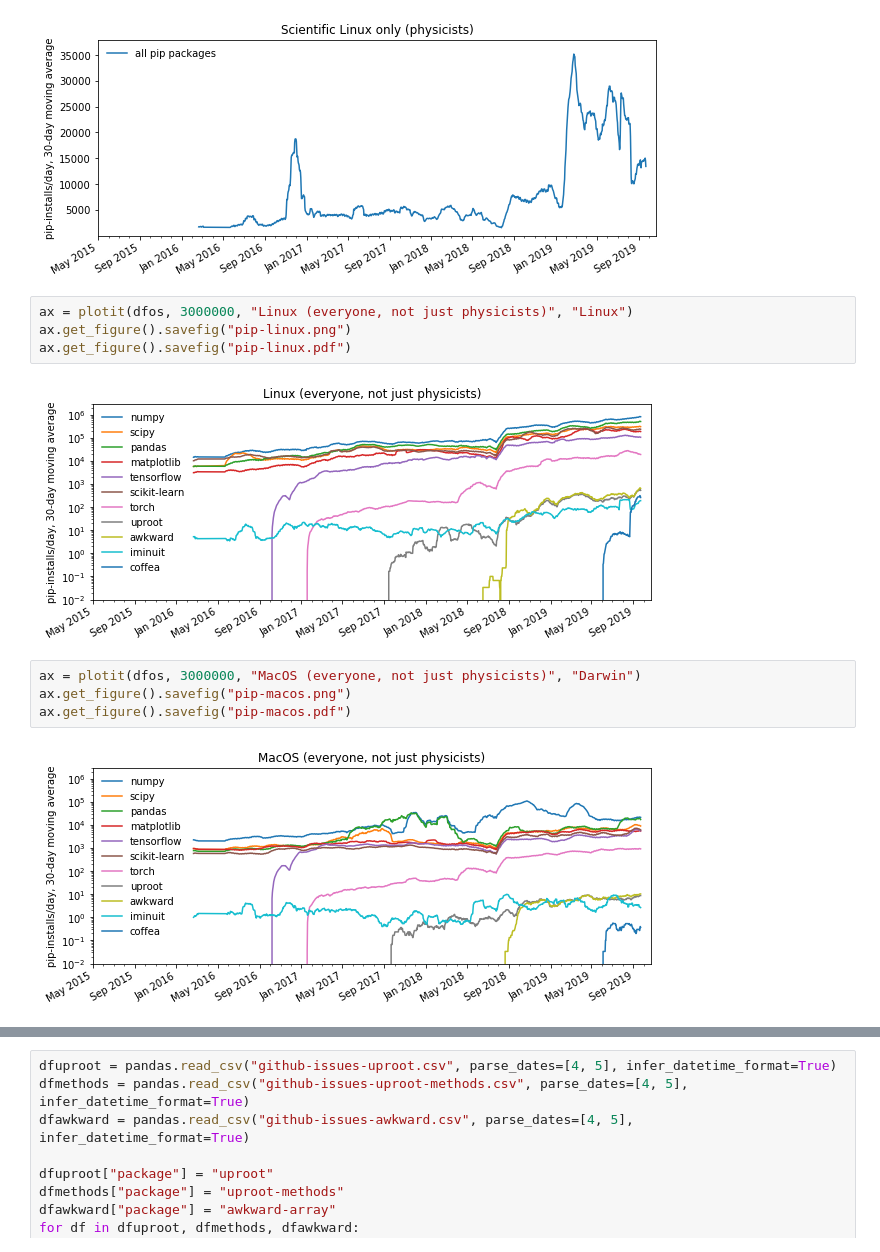
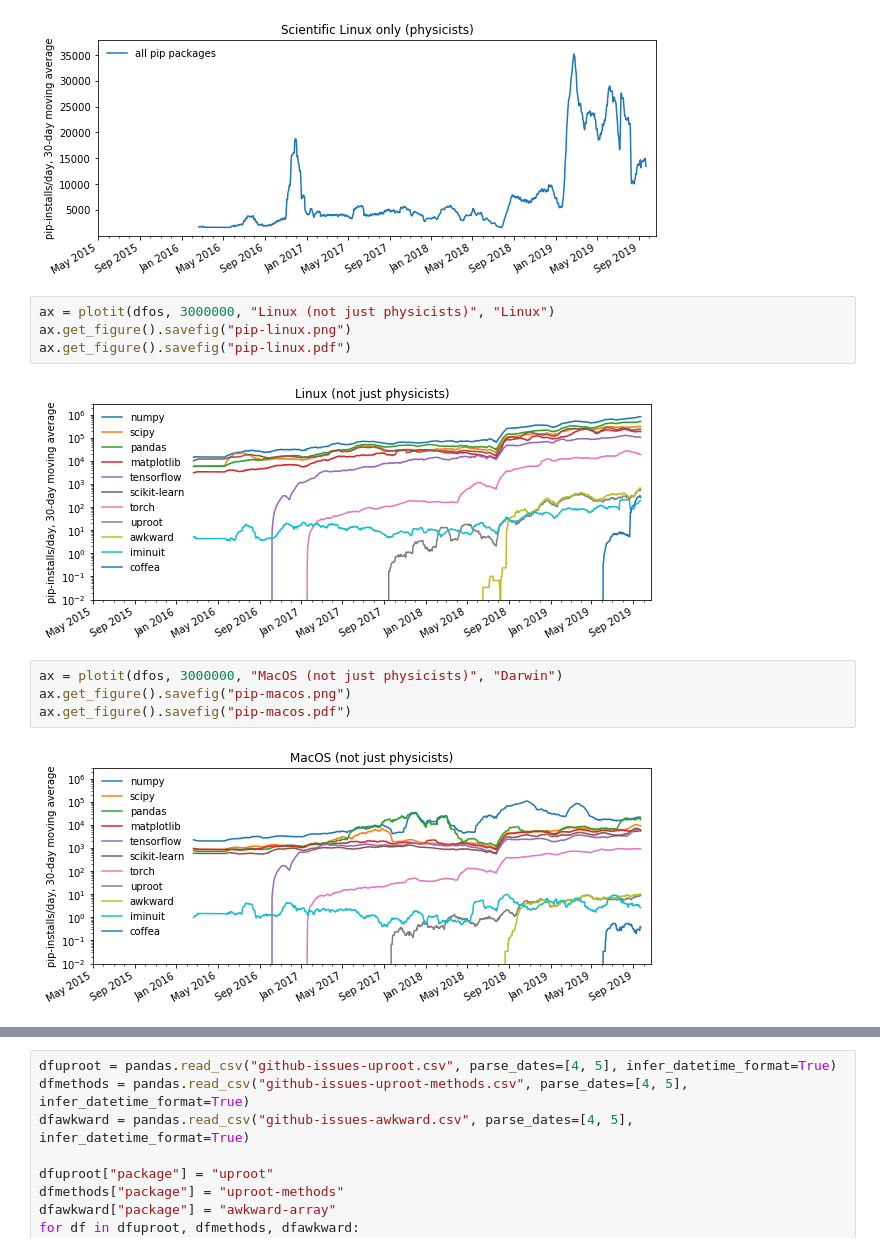
Before and after one commit to jpivarski-talks/2019-10-17-pyhep-awkward, a Jupyter notebook: analysis.ipynb, the cells around one changed output, grey strips where cells are left out. Saved outputs shown, nothing was run; the diff lists cells and outputs as text.

```diff
--- a/analysis.ipynb
+++ b/analysis.ipynb
@@ -97,15 +97,15 @@ ax.get_figure().savefig("pip-scilinux-everything.pdf")
 # %% [output]
 [figure]
 # %%
-ax = plotit(dfos, 3000000, "Linux (everyone, not just physicists)", "Linux")
+ax = plotit(dfos, 3000000, "Linux (not just physicists)", "Linux")
 ax.get_figure().savefig("pip-linux.png")
 ax.get_figure().savefig("pip-linux.pdf")
 # %% [output]
-[figure, old version]
+[figure, new version]
 # %%
-ax = plotit(dfos, 3000000, "MacOS (everyone, not just physicists)", "Darwin")
+ax = plotit(dfos, 3000000, "MacOS (not just physicists)", "Darwin")
 ax.get_figure().savefig("pip-macos.png")
 ax.get_figure().savefig("pip-macos.pdf")
 # %% [output]
-[figure, old version]
+[figure, new version]
 # %%
```
Also changed, not shown: parts of 2 cells of this notebook, 9 other files.
